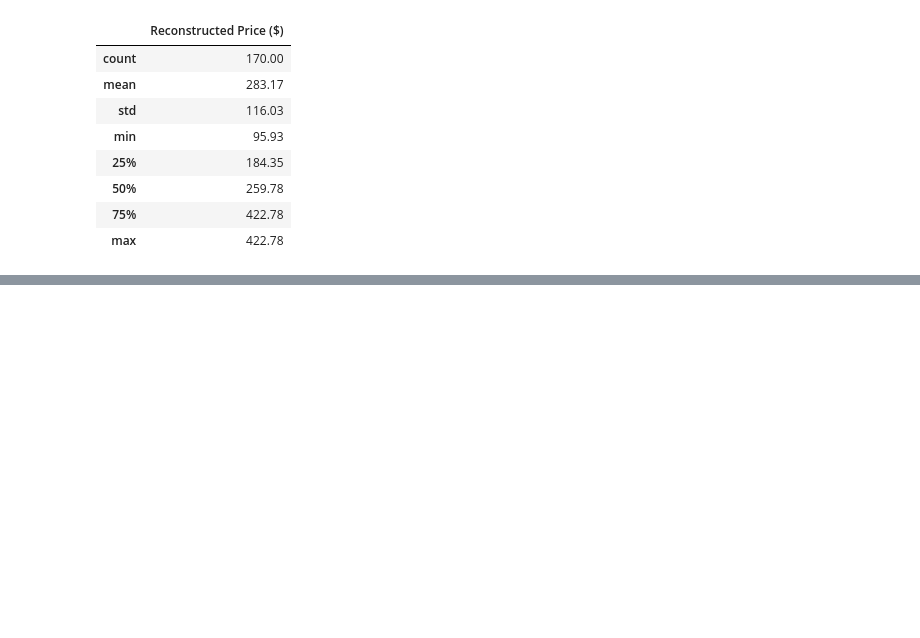
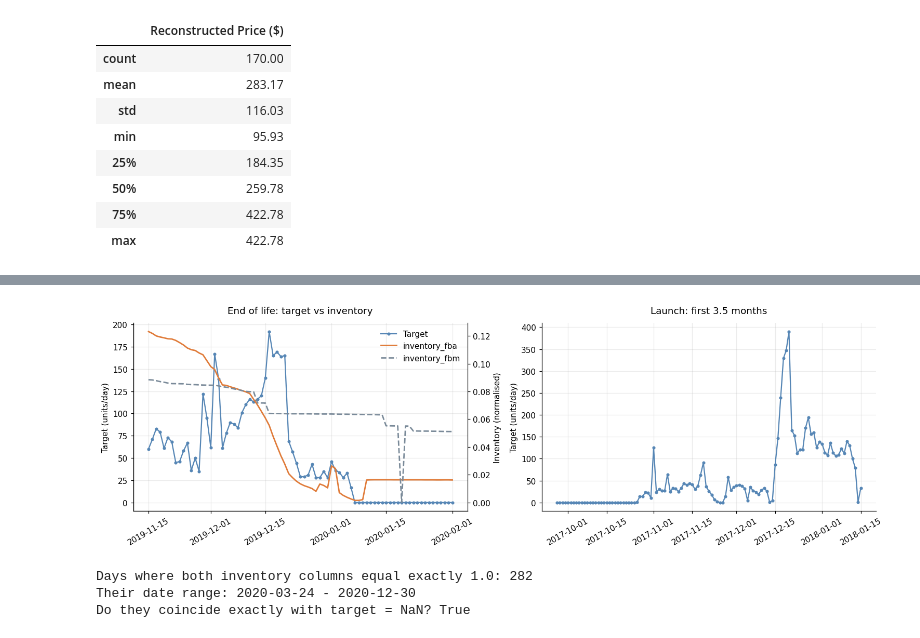
Before and after one commit to krasniukevych-marichka/Ice-Maker, a Jupyter notebook: eda.ipynb, the cells around one changed output, grey strips where cells are left out. Saved outputs shown, nothing was run; the diff lists cells and outputs as text; code cells hidden in the pictures; blank space fills up the shorter version.

```diff
--- a/eda.ipynb
+++ b/eda.ipynb
@@ -794,0 +839,36 @@ Mean disagreement between estimates: $0.0000
+# %%
+fig, axes = plt.subplots(1, 2, figsize=(14, 4.5))
+
+end_view = daily.loc["2019-11-15":"2020-02-01"]
+axes[0].plot(end_view.index, end_view["target"], color="#5686B5", marker="o", markersize=3, label="Target")
+axes[0].set_ylabel("Target (units/day)")
+ax_inv = axes[0].twinx()
+ax_inv.plot(end_view.index, end_view["inventory_fba"], color="#E07B39", linewidth=1.8, label="inventory_fba")
+ax_inv.plot(end_view.index, end_view["inventory_fbm"], color="#7A8A99", linewidth=1.8, linestyle="--", label="inventory_fbm")
+ax_inv.set_ylabel("Inventory (normalised)")
+ax_inv.spines["right"].set_visible(True)
+ax_inv.grid(False)
+axes[0].set_title("End of life: target vs inventory", pad=12)
+lines = axes[0].get_lines() + ax_inv.get_lines()
+axes[0].legend(lines, [l.get_label() for l in lines], frameon=False, loc="upper right")
+axes[0].tick_params(axis="x", rotation=30)
+
+start_view = daily.loc["2017-09-20":"2018-01-15"]
+axes[1].plot(start_view.index, start_view["target"], color="#5686B5", marker="o", markersize=3)
+axes[1].set_title("Launch: first 3.5 months", pad=12)
+axes[1].set_ylabel("Target (units/day)")
+axes[1].tick_params(axis="x", rotation=30)
+
+plt.tight_layout()
+plt.show()
+# %% [output]
+[figure, added]
+# %%
+inv_both_one = (daily["inventory_fbm"] == 1.0) & (daily["inventory_fba"] == 1.0)
+print("Days where both inventory columns equal exactly 1.0:", int(inv_both_one.sum()))
+print("Their date range:", inv_both_one[inv_both_one].index.min().date(), "-", inv_both_one[inv_both_one].index.max().date())
+print("Do they coincide exactly with target = NaN?", bool((inv_both_one == tgt.isna()).all()))
+# %% [output]
+Days where both inventory columns equal exactly 1.0: 282
+Their date range: 2020-03-24 - 2020-12-30
+Do they coincide exactly with target = NaN? True
```
Also changed, not shown: parts of 66 cells of this notebook.
